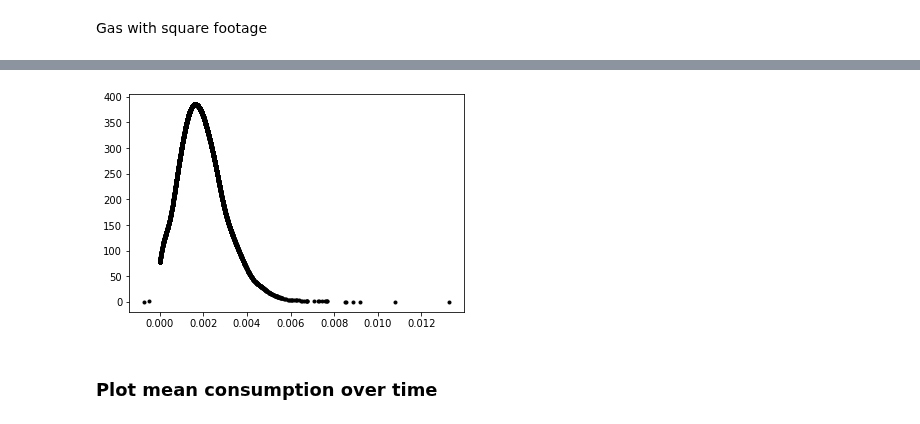
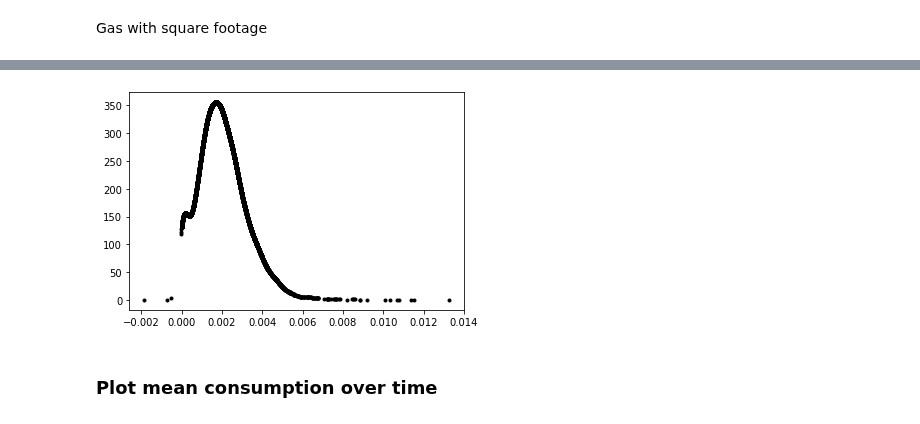
Before and after one commit to asensio-lab/albany-housing-analytics, a Jupyter notebook: Analysis/Investigate_Distribution.ipynb, the cells around one changed output, grey strips where cells are left out. Saved outputs shown, nothing was run; the diff lists cells and outputs as text; code cells hidden in the pictures.

Commit message:
Added final analysis figure code

```diff
--- a/Analysis/Investigate_Distribution.ipynb
+++ b/Analysis/Investigate_Distribution.ipynb
@@ -35,10 +36,9 @@ def toDate2(series):
     return dt.datetime.strptime(series[:-9], '%Y-%m-%d')
 # %%
 #Download utilities and shift year/month by one
-df0 = pd.read_csv('~/Downloads/repairs_utilities_all_sqft.csv')
-df1 = pd.read_csv('~/Downloads/utilities_sqft.csv')
-df0['YearShift'] = df0[['Year', 'Month']].apply(shift_y, axis=1)
-df0['MonthShift'] = df0[['Year', 'Month']].apply(shift_m, axis=1)
+
+df1 = pd.read_csv('~/Dropbox (GaTech)/CDS-2019-AlbanyHub/subsets of utilities/utilities_sqft.csv')
+
 
 df1['YearShift'] = df1[['Year', 'Month']].apply(shift_y, axis=1)
 df1['MonthShift'] = df1[['Year', 'Month']].apply(shift_m, axis=1)
@@ -155,4 +196,4 @@ Number of records after dropping addresses with 0 consumption in a year
 # %%
 #Gas, not normalized by square footage
-df_g2 = preprocess('RGAS', True)
+df_g2 = preprocess2(df1, 'RGAS', True)
 # %% [output]
@@ -244,13 +281,10 @@ stats.shapiro(ONE_MONTH['Consumption_norm'])
 # %%
 #Kernel Density Estimation
 data = np.array(ONE_MONTH['Consumption_norm'])
-r = np.array([xmin+0.0001*i for i in range(int((xmax-xmin)/0.0001))])
-xmin = data.min()
-xmax = data.max()
 kernel = stats.gaussian_kde(data)
 Z = kernel(data.ravel())
 x =plt.plot(data, Z, '.k')
 # %% [output]
-[figure, old version]
+[figure, new version]
 # %% [markdown]
 ### Plot mean consumption over time
```
Also changed, not shown: parts of 30 cells of this notebook, 7 other files.
